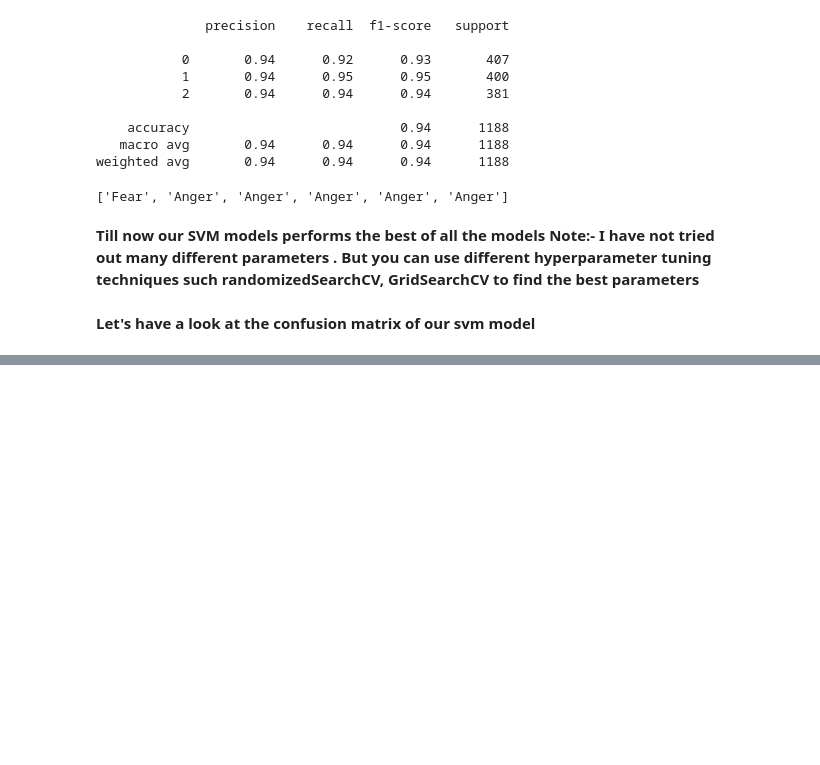
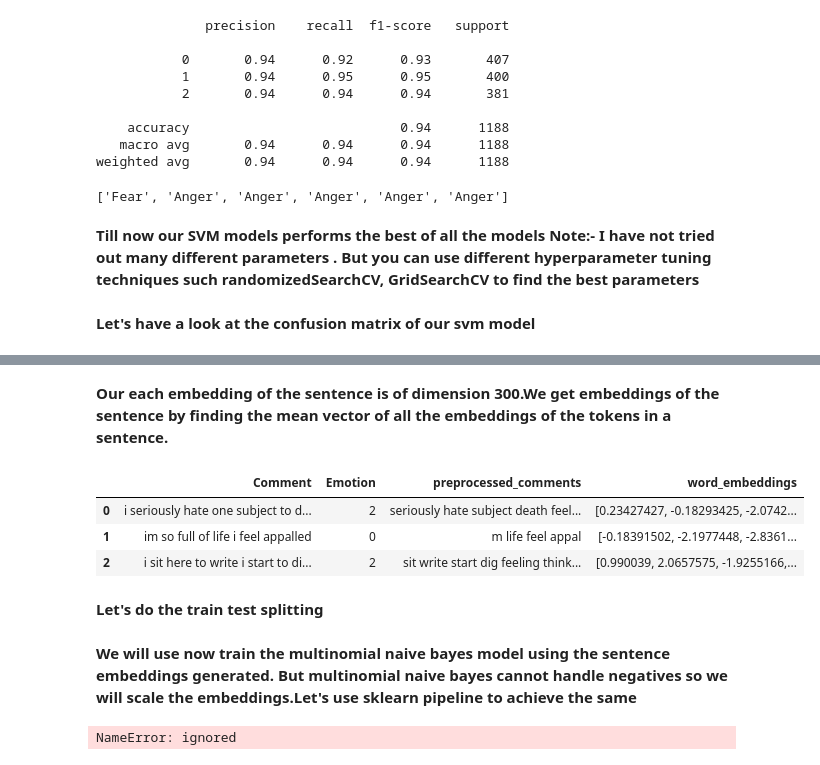
Before and after one commit to Darshan-Thakar/Darshan-Thakar, a Jupyter notebook: CommentsEmotionClassifier.ipynb, the cells around one changed output, grey strips where cells are left out. Cells and saved outputs as stored; diff of their text form; code cells hidden in the pictures; blank space fills up the shorter version.

```diff
--- a/CommentsEmotionClassifier.ipynb
+++ b/CommentsEmotionClassifier.ipynb
@@ -284,0 +293,11 @@ sns.heatmap(cm, annot=True)
+# %%
+nlp=spacy.load("en_core_web_lg");
+# %%
+
+def preprocess_and_vectorize(text):
+  document=nlp(text);
+  filtered_tokens=[token.lemma_ for token in document if not token.is_stop and not token.is_punct];
+  preprocessed_text=" ".join(filtered_tokens);
+  return nlp(preprocessed_text).vector;
+
+df['word_embeddings']=df['Comment'].apply(preprocess_and_vectorize);
@@ -284,0 +308,11 @@ sns.heatmap(cm, annot=True)
+# %% [markdown]
+**Our each embedding of the sentence is of dimension 300.We get embeddings of the sentence by finding the mean vector of all the embeddings of the tokens in a  sentence.**
+# %%
+df.head(3)
+# %% [output]
+|  | Comment | Emotion | preprocessed_comments | word_embeddings |
+| 0 | i seriously hate one subject to d... | 2 | seriously hate subject death feel... | [0.23427427, -0.18293425, -2.0742... |
+| 1 | im so full of life i feel appalled | 0 | m life feel appal | [-0.18391502, -2.1977448, -2.8361... |
+| 2 | i sit here to write i start to di... | 2 | sit write start dig feeling think... | [0.990039, 2.0657575, -1.9255166,... |
+# %% [markdown]
+**Let's do the train test splitting**
@@ -284,0 +321,16 @@ sns.heatmap(cm, annot=True)
+# %% [markdown]
+ **We will use now train the multinomial naive bayes model using the sentence embeddings generated. But multinomial naive bayes cannot handle negatives so we will scale the embeddings.Let's use sklearn pipeline to achieve the same**
+# %%
+from sklearn.preprocessing import MinMaxScaler
+
+multinomial_nb=Pipeline([
+    ('vectorizer',preprocess_and_vectorize()),
+    ('Scaler',MinMaxScaler()),
+    ('model',MultinomialNB())
+
+])
+
+multinomial_nb.fit(X_train,Y_train);
+# The rest thing will be done in next commit
+# %% [output]
+NameError: ignored
```
Also changed, not shown: parts of 7 cells of this notebook.
